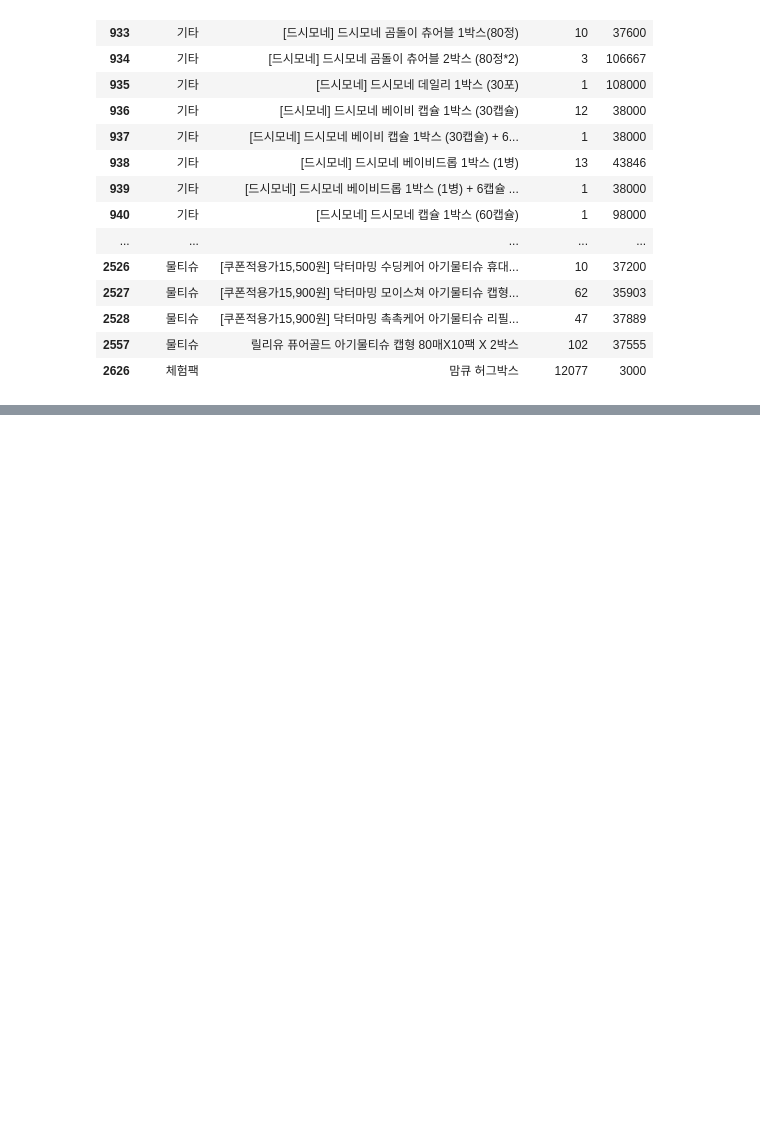
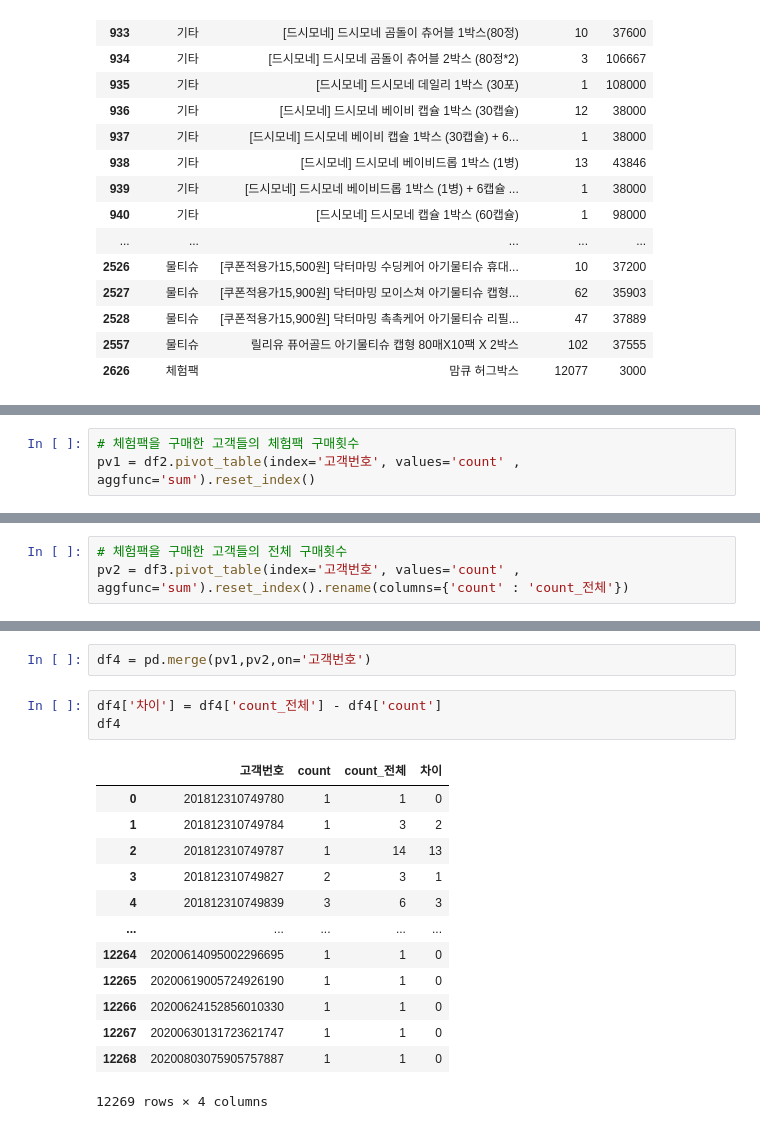
Before and after one commit to raneeKim/SW_CAMP, a Jupyter notebook: ML_Project2/자료확인.ipynb, the cells around one changed output, grey strips where cells are left out. Cells and saved outputs as stored; diff of their text form; blank space fills up the shorter version.

```diff
--- a/ML_Project2/자료확인.ipynb
+++ b/ML_Project2/자료확인.ipynb
@@ -113,0 +153,3 @@ df_product.loc[df_product['상품명'].str.contains('박스')]
+# %%
+# 체험팩을 구매한 고객들의 체험팩 구매횟수
+pv1 = df2.pivot_table(index='고객번호', values='count' , aggfunc='sum').reset_index()
@@ -113,0 +212,3 @@ df_product.loc[df_product['상품명'].str.contains('박스')]
+# %%
+# 체험팩을 구매한 고객들의 전체 구매횟수
+pv2 = df3.pivot_table(index='고객번호', values='count' , aggfunc='sum').reset_index().rename(columns={'count' : 'count_전체'})
@@ -113,0 +231,19 @@ df_product.loc[df_product['상품명'].str.contains('박스')]
+# %%
+df4 = pd.merge(pv1,pv2,on='고객번호')
+# %%
+df4['차이'] = df4['count_전체'] - df4['count']
+df4
+# %% [output]
+|  | 고객번호 | count | count_전체 | 차이 |
+| 0 | 201812310749780 | 1 | 1 | 0 |
+| 1 | 201812310749784 | 1 | 3 | 2 |
+| 2 | 201812310749787 | 1 | 14 | 13 |
+| 3 | 201812310749827 | 2 | 3 | 1 |
+| 4 | 201812310749839 | 3 | 6 | 3 |
+| ... | ... | ... | ... | ... |
+| 12264 | 20200614095002296695 | 1 | 1 | 0 |
+| 12265 | 20200619005724926190 | 1 | 1 | 0 |
+| 12266 | 20200624152856010330 | 1 | 1 | 0 |
+| 12267 | 20200630131723621747 | 1 | 1 | 0 |
+| 12268 | 20200803075905757887 | 1 | 1 | 0 |
+12269 rows × 4 columns
```
Also changed, not shown: parts of 13 cells of this notebook, 8 other files.
